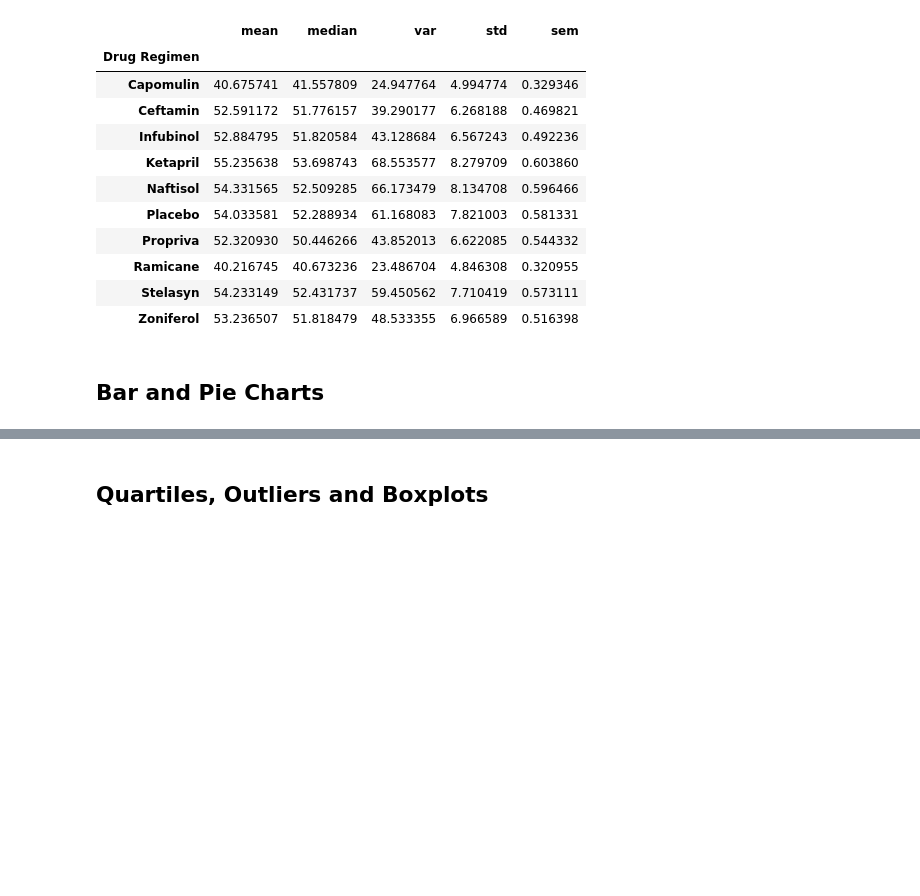
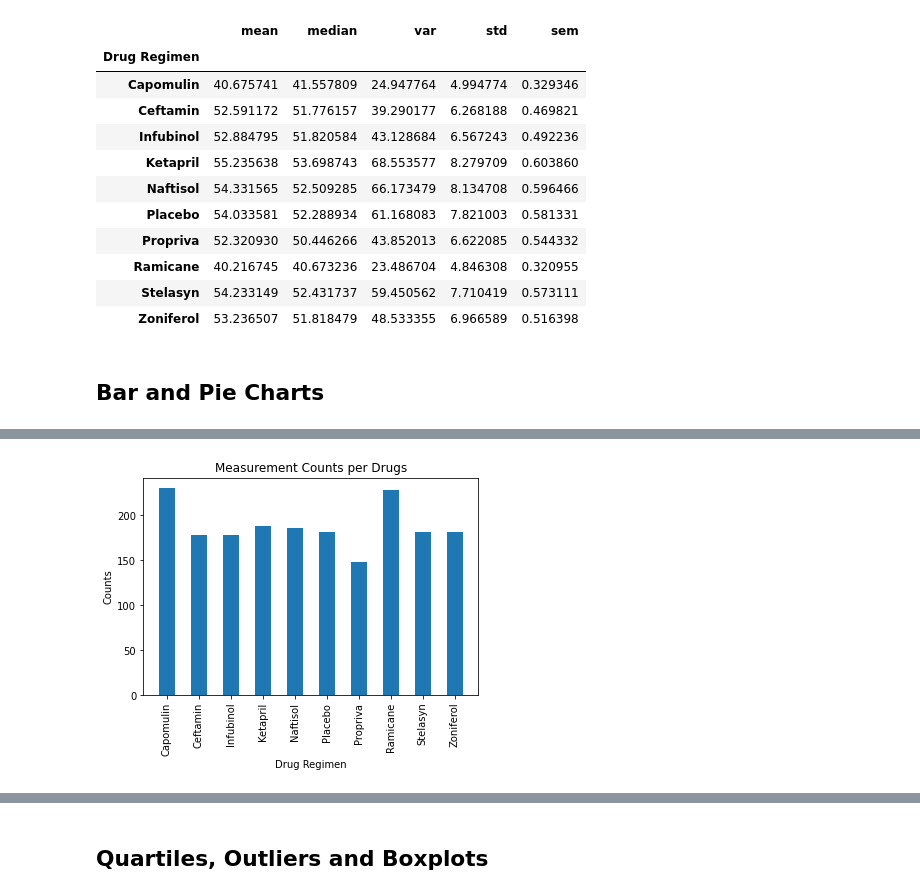
Before and after one commit to kimchikimchi/05-Pymaceuticals, a Jupyter notebook: pymaceuticals_starter.ipynb, the cells around one changed output, grey strips where cells are left out. Drawn from its saved outputs; the diff is of its cells as text; code cells hidden in the pictures; blank space fills up the shorter version.

```diff
--- a/pymaceuticals_starter.ipynb
+++ b/pymaceuticals_starter.ipynb
@@ -157,2 +165,19 @@ mouse_data.groupby(['Drug Regimen'])['Tumor Volume (mm3)'].agg(['mean', 'median'
+# %%
+# Generate a bar plot showing the total number of measurements taken on each drug regimen using pyplot.
+
+
+# Get index(drug names) values as list.
+# https://stackoverflow.com/questions/18358938/get-row-index-values-of-pandas-dataframe-as-list
+drug_names = regimen_group_counts.index.values.tolist()
+drug_counts = regimen_group_counts['Counts']
+
+plt.bar(drug_names, drug_counts, width=0.5)
+plt.title("Measurement Counts per Drugs")
+plt.xlabel("Drug Regimen")
+plt.ylabel("Counts")
+plt.xticks(rotation=90)
+plt.show()
+# %% [output]
+[figure, added]
 # %%
 # Generate a pie plot showing the distribution of female versus male mice using pandas
```
Also changed, not shown: parts of 6 cells of this notebook.
